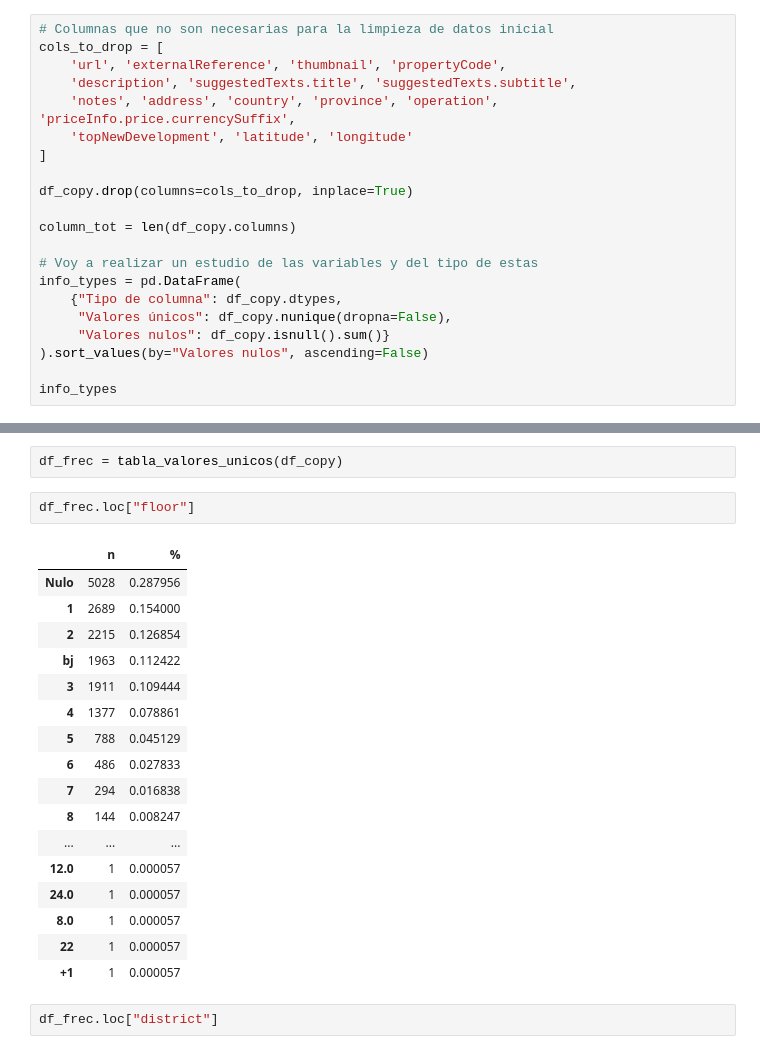
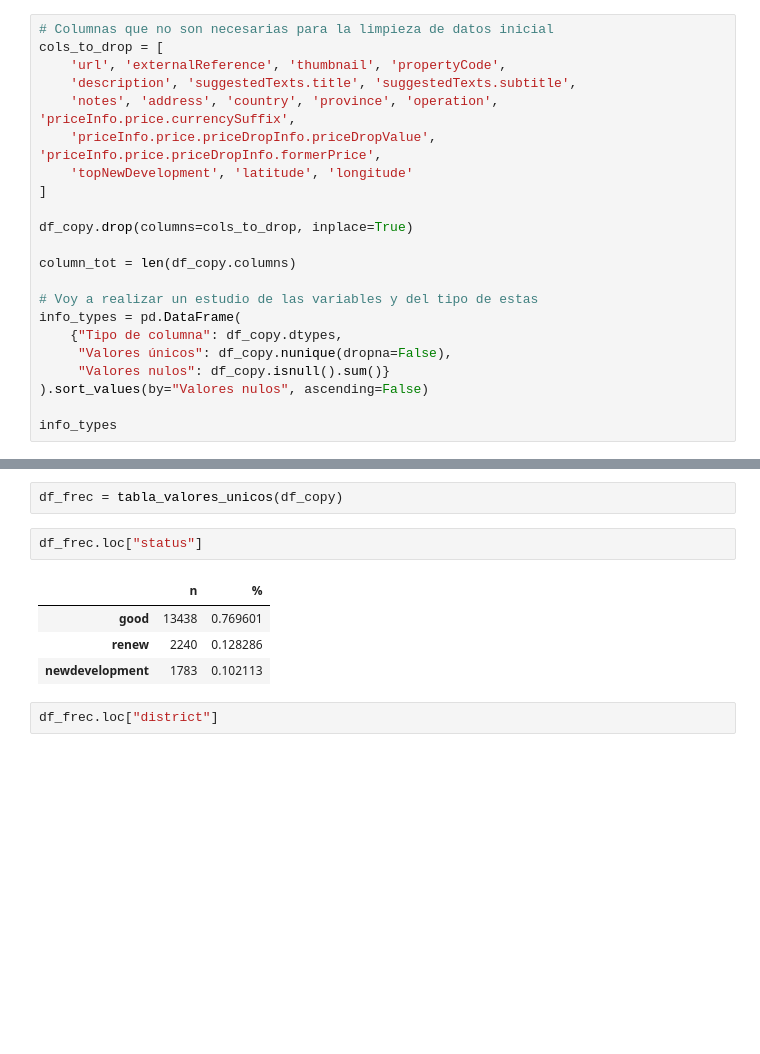
Before and after one commit to guille1006/TFM, a Jupyter notebook: TFM_procesamiento.ipynb, the cells around one changed output, grey strips where cells are left out. Drawn from its saved outputs; the diff is of its cells as text; blank space fills up the shorter version.

```diff
--- a/TFM_procesamiento.ipynb
+++ b/TFM_procesamiento.ipynb
@@ -103,6 +189,7 @@ cols_to_drop = [
     'url', 'externalReference', 'thumbnail', 'propertyCode',
     'description', 'suggestedTexts.title', 'suggestedTexts.subtitle',
     'notes', 'address', 'country', 'province', 'operation', 'priceInfo.price.currencySuffix',
+    'priceInfo.price.priceDropInfo.priceDropValue', 'priceInfo.price.priceDropInfo.formerPrice',
     'topNewDevelopment', 'latitude', 'longitude'
 ]
 
@@ -159,25 +246,12 @@ def tabla_valores_unicos(df):
 # %%
 df_frec = tabla_valores_unicos(df_copy)
 # %%
-df_frec.loc["floor"]
+df_frec.loc["status"]
 # %% [output]
 |  | n | % |
-| Nulo | 5028 | 0.287956 |
-| 1 | 2689 | 0.154000 |
-| 2 | 2215 | 0.126854 |
-| bj | 1963 | 0.112422 |
-| 3 | 1911 | 0.109444 |
-| 4 | 1377 | 0.078861 |
-| 5 | 788 | 0.045129 |
-| 6 | 486 | 0.027833 |
-| 7 | 294 | 0.016838 |
-| 8 | 144 | 0.008247 |
-| ... | ... | ... |
-| 12.0 | 1 | 0.000057 |
-| 24.0 | 1 | 0.000057 |
-| 8.0 | 1 | 0.000057 |
-| 22 | 1 | 0.000057 |
-| +1 | 1 | 0.000057 |
+| good | 13438 | 0.769601 |
+| renew | 2240 | 0.128286 |
+| newdevelopment | 1783 | 0.102113 |
 # %%
 df_frec.loc["district"]
 # %% [output]
```
Also changed, not shown: parts of 28 cells of this notebook.
